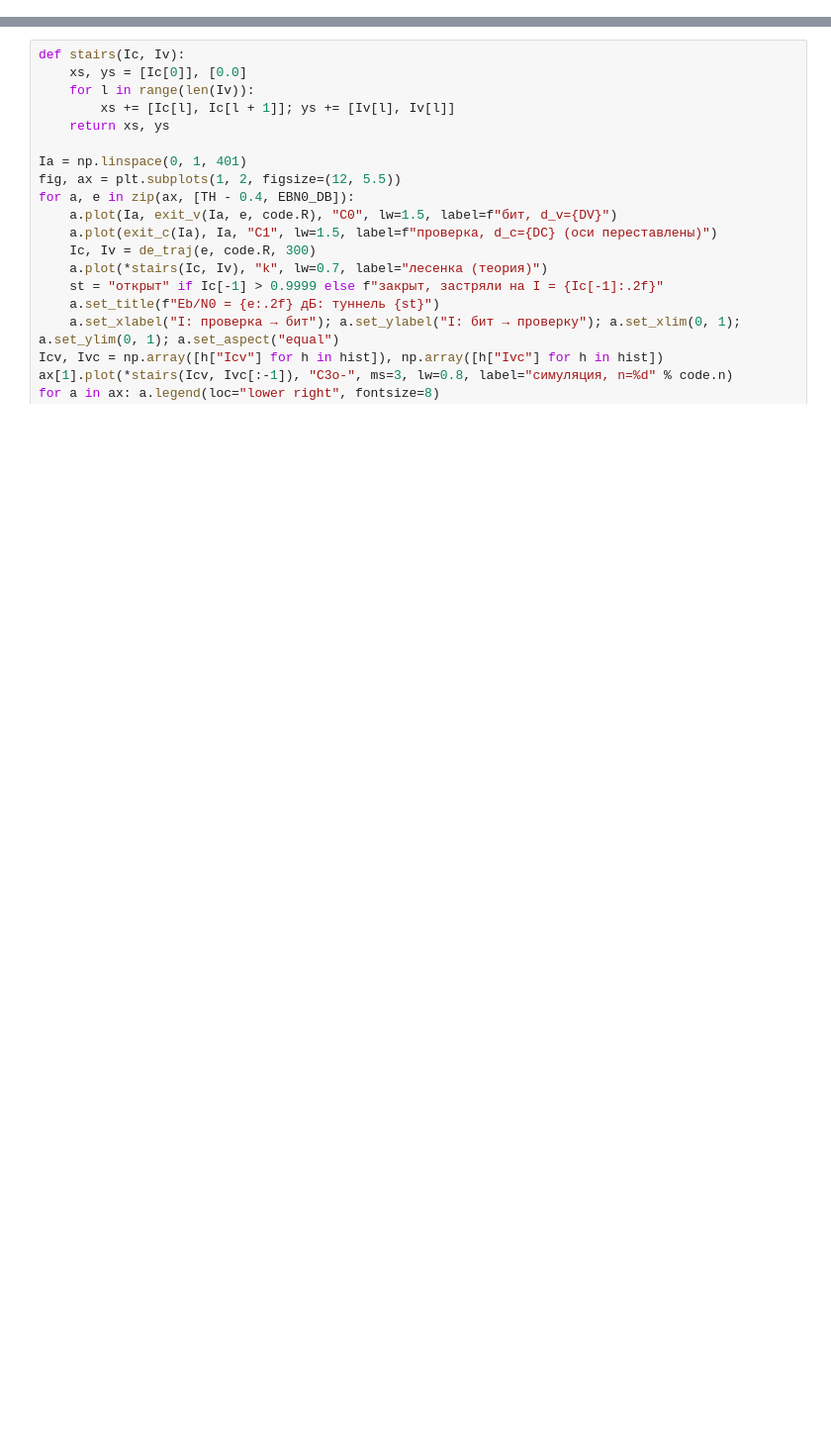
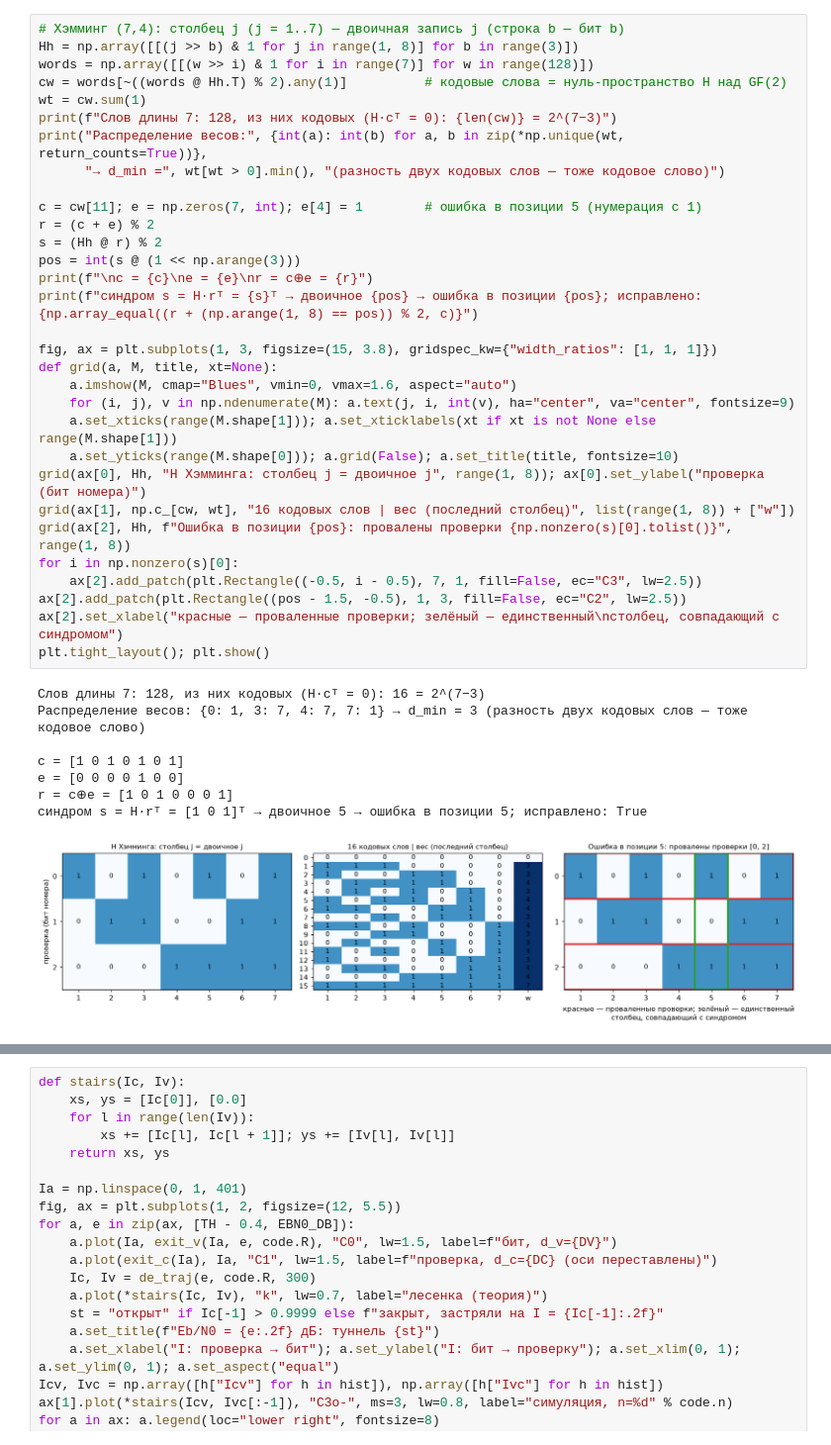
Before and after one commit to arsatyants/dsp-notebooks, a Jupyter notebook: notebooks/ldpc_sim.ipynb, the cells around one changed output, grey strips where cells are left out. Shown at 99% size. Saved outputs shown, nothing was run; the diff lists cells and outputs as text; blank space fills up the shorter version.

```diff
--- a/notebooks/ldpc_sim.ipynb
+++ b/notebooks/ldpc_sim.ipynb
@@ -308,0 +283,40 @@ print(f"После декодера: BER = {np.mean(Ch[:, code.info] != U):.2e},
+# %%
+# Хэмминг (7,4): столбец j (j = 1..7) — двоичная запись j (строка b — бит b)
+Hh = np.array([[(j >> b) & 1 for j in range(1, 8)] for b in range(3)])
+words = np.array([[(w >> i) & 1 for i in range(7)] for w in range(128)])
+cw = words[~((words @ Hh.T) % 2).any(1)]          # кодовые слова = нуль-пространство H над GF(2)
+wt = cw.sum(1)
+print(f"Слов длины 7: 128, из них кодовых (H·cᵀ = 0): {len(cw)} = 2^(7−3)")
+print("Распределение весов:", {int(a): int(b) for a, b in zip(*np.unique(wt, return_counts=True))},
+      "→ d_min =", wt[wt > 0].min(), "(разность двух кодовых слов — тоже кодовое слово)")
+
+c = cw[11]; e = np.zeros(7, int); e[4] = 1        # ошибка в позиции 5 (нумерация с 1)
+r = (c + e) % 2
+s = (Hh @ r) % 2
+pos = int(s @ (1 << np.arange(3)))
+print(f"\nc = {c}\ne = {e}\nr = c⊕e = {r}")
+print(f"синдром s = H·rᵀ = {s}ᵀ → двоичное {pos} → ошибка в позиции {pos}; исправлено: {np.array_equal((r + (np.arange(1, 8) == pos)) % 2, c)}")
+
+fig, ax = plt.subplots(1, 3, figsize=(15, 3.8), gridspec_kw={"width_ratios": [1, 1, 1]})
+def grid(a, M, title, xt=None):
+    a.imshow(M, cmap="Blues", vmin=0, vmax=1.6, aspect="auto")
+    for (i, j), v in np.ndenumerate(M): a.text(j, i, int(v), ha="center", va="center", fontsize=9)
+    a.set_xticks(range(M.shape[1])); a.set_xticklabels(xt if xt is not None else range(M.shape[1]))
+    a.set_yticks(range(M.shape[0])); a.grid(False); a.set_title(title, fontsize=10)
+grid(ax[0], Hh, "H Хэмминга: столбец j = двоичное j", range(1, 8)); ax[0].set_ylabel("проверка (бит номера)")
+grid(ax[1], np.c_[cw, wt], "16 кодовых слов | вес (последний столбец)", list(range(1, 8)) + ["w"])
+grid(ax[2], Hh, f"Ошибка в позиции {pos}: провалены проверки {np.nonzero(s)[0].tolist()}", range(1, 8))
+for i in np.nonzero(s)[0]:
+    ax[2].add_patch(plt.Rectangle((-0.5, i - 0.5), 7, 1, fill=False, ec="C3", lw=2.5))
+ax[2].add_patch(plt.Rectangle((pos - 1.5, -0.5), 1, 3, fill=False, ec="C2", lw=2.5))
+ax[2].set_xlabel("красные — проваленные проверки; зелёный — единственный\nстолбец, совпадающий с синдромом")
+plt.tight_layout(); plt.show()
+# %% [output]
+Слов длины 7: 128, из них кодовых (H·cᵀ = 0): 16 = 2^(7−3)
+Распределение весов: {0: 1, 3: 7, 4: 7, 7: 1} → d_min = 3 (разность двух кодовых слов — тоже кодовое слово)
+
+c = [1 0 1 0 1 0 1]
+e = [0 0 0 0 1 0 0]
+r = c⊕e = [1 0 1 0 0 0 1]
+синдром s = H·rᵀ = [1 0 1]ᵀ → двоичное 5 → ошибка в позиции 5; исправлено: True
+[figure, added]
```
Also changed, not shown: parts of 49 cells of this notebook, 2 other files.
